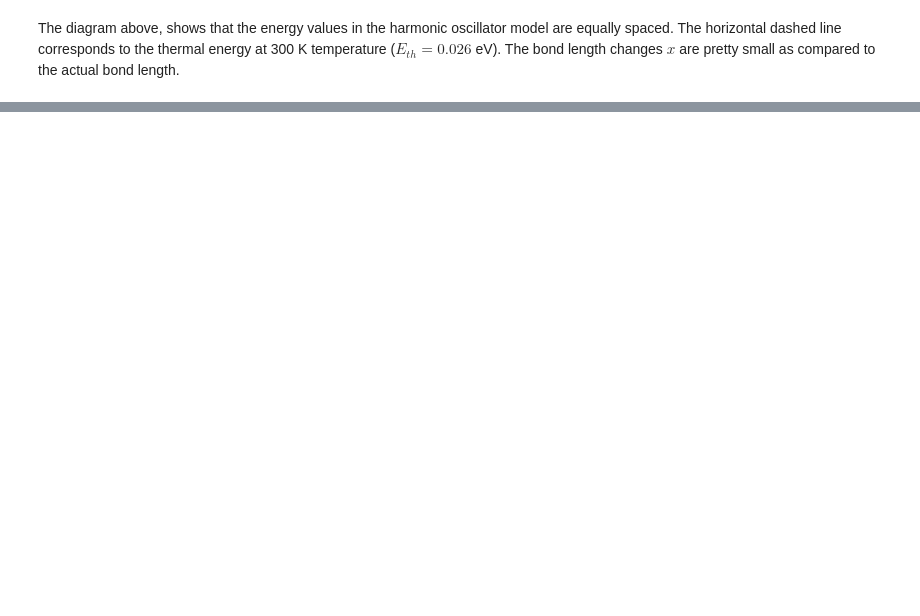
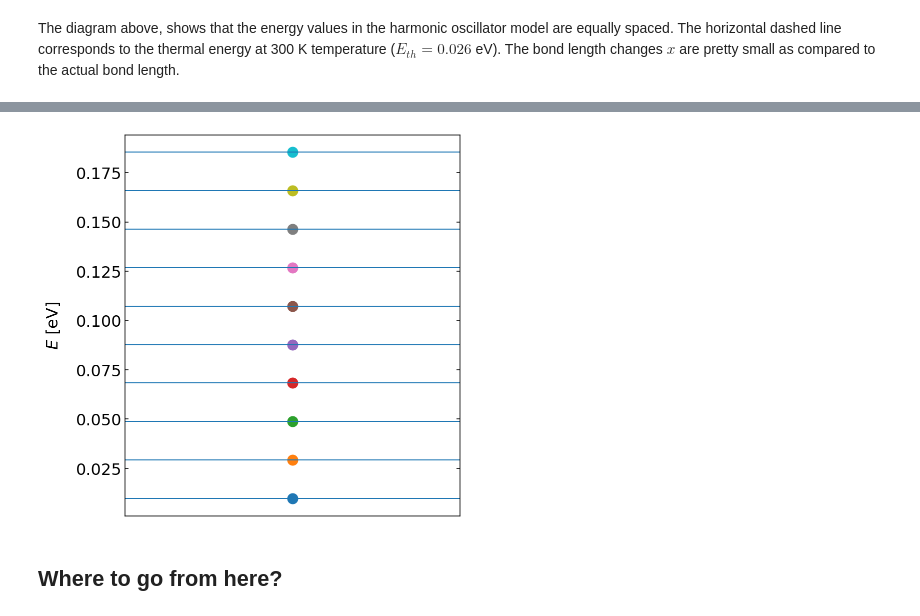
Before and after one commit to fcichos/website, a Jupyter notebook: source/notebooks/L10/3_harmonic_oscillator.ipynb, the cells around one changed output, grey strips where cells are left out. Saved outputs shown, nothing was run; the diff lists cells and outputs as text; code cells hidden in the pictures; blank space fills up the shorter version.

```diff
--- a/source/notebooks/L10/3_harmonic_oscillator.ipynb
+++ b/source/notebooks/L10/3_harmonic_oscillator.ipynb
@@ -113,0 +131,13 @@ The diagram above, shows that the energy values in the harmonic oscillator model
+# %%
+fig = plt.figure(figsize=(6,7))
+plt.ylabel(r"$E$ [eV]")
+for i in range(n):
+    plt.axhline(y=vals[i]*escale)
+    plt.scatter([0],(i+0.5)*hbar*np.sqrt(k/m)*escale)
+
+plt.xticks([])
+plt.show()
+# %% [output]
+[figure, added]
+# %% [markdown]
+## Where to go from here?
```
Also changed, not shown: parts of 13 cells of this notebook, 32 other files.
